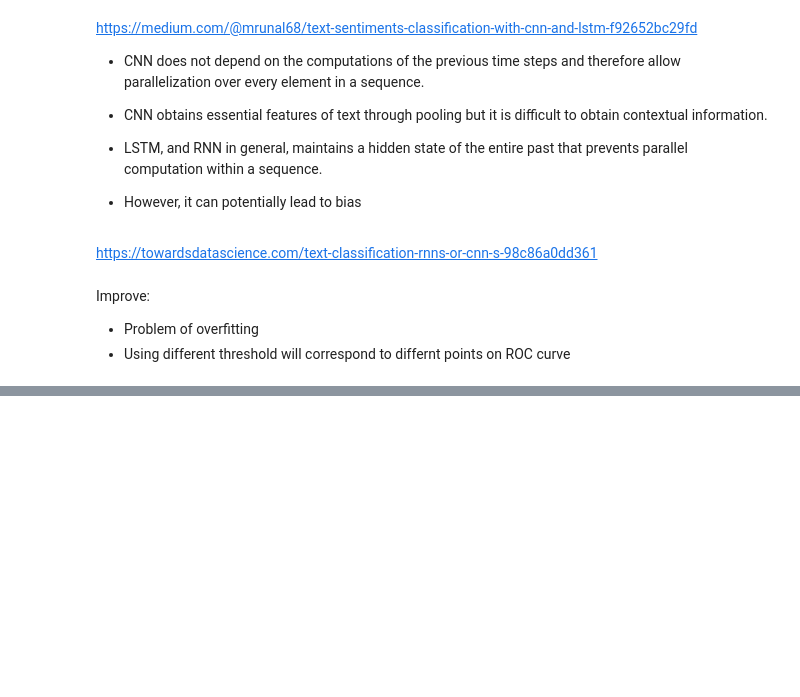
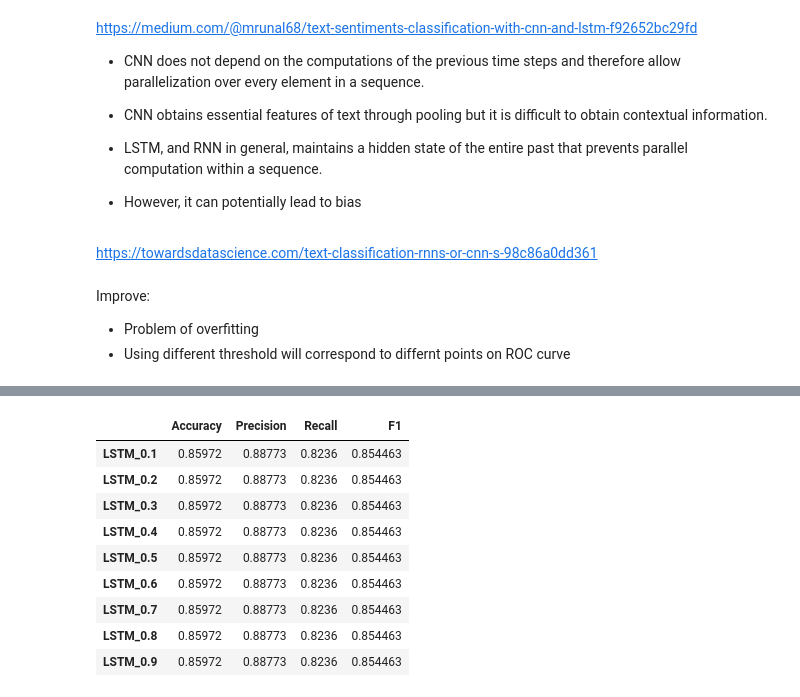
Before and after one commit to bigteo/BT4222_Assignment3, a Jupyter notebook: A3_A0203989N.ipynb, the cells around one changed output, grey strips where cells are left out. Cells and saved outputs as stored; diff of their text form; code cells hidden in the pictures; blank space fills up the shorter version.

```diff
--- a/A3_A0203989N.ipynb
+++ b/A3_A0203989N.ipynb
@@ -458,0 +510,14 @@ Improve:
+# %%
+results_threshold_lstm = pd.DataFrame(results_threshold_lstm)
+results_threshold_lstm
+# %% [output]
+|  | Accuracy | Precision | Recall | F1 |
+| LSTM_0.1 | 0.85972 | 0.88773 | 0.8236 | 0.854463 |
+| LSTM_0.2 | 0.85972 | 0.88773 | 0.8236 | 0.854463 |
+| LSTM_0.3 | 0.85972 | 0.88773 | 0.8236 | 0.854463 |
+| LSTM_0.4 | 0.85972 | 0.88773 | 0.8236 | 0.854463 |
+| LSTM_0.5 | 0.85972 | 0.88773 | 0.8236 | 0.854463 |
+| LSTM_0.6 | 0.85972 | 0.88773 | 0.8236 | 0.854463 |
+| LSTM_0.7 | 0.85972 | 0.88773 | 0.8236 | 0.854463 |
+| LSTM_0.8 | 0.85972 | 0.88773 | 0.8236 | 0.854463 |
+| LSTM_0.9 | 0.85972 | 0.88773 | 0.8236 | 0.854463 |
```
Also changed, not shown: parts of 16 cells of this notebook.
